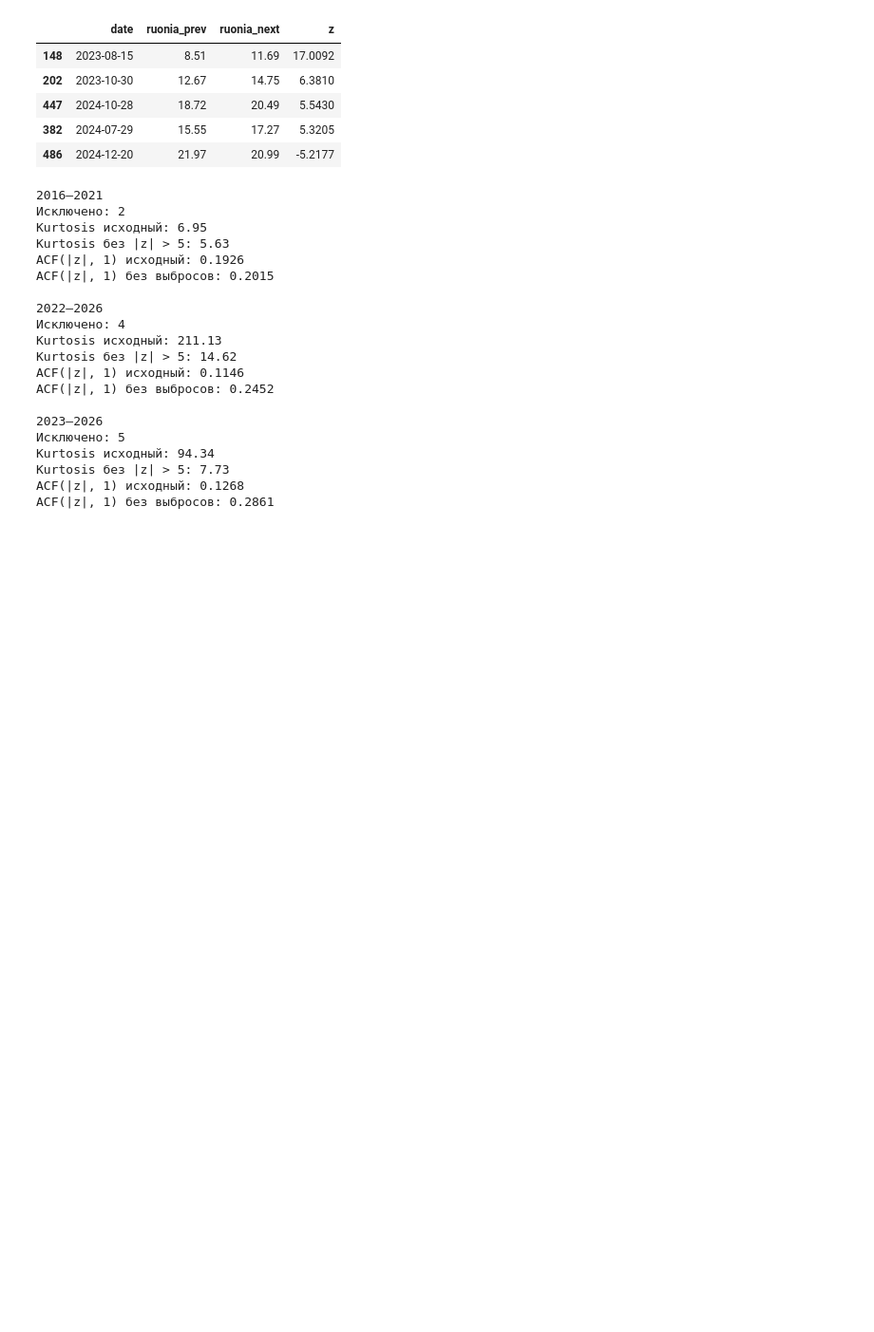
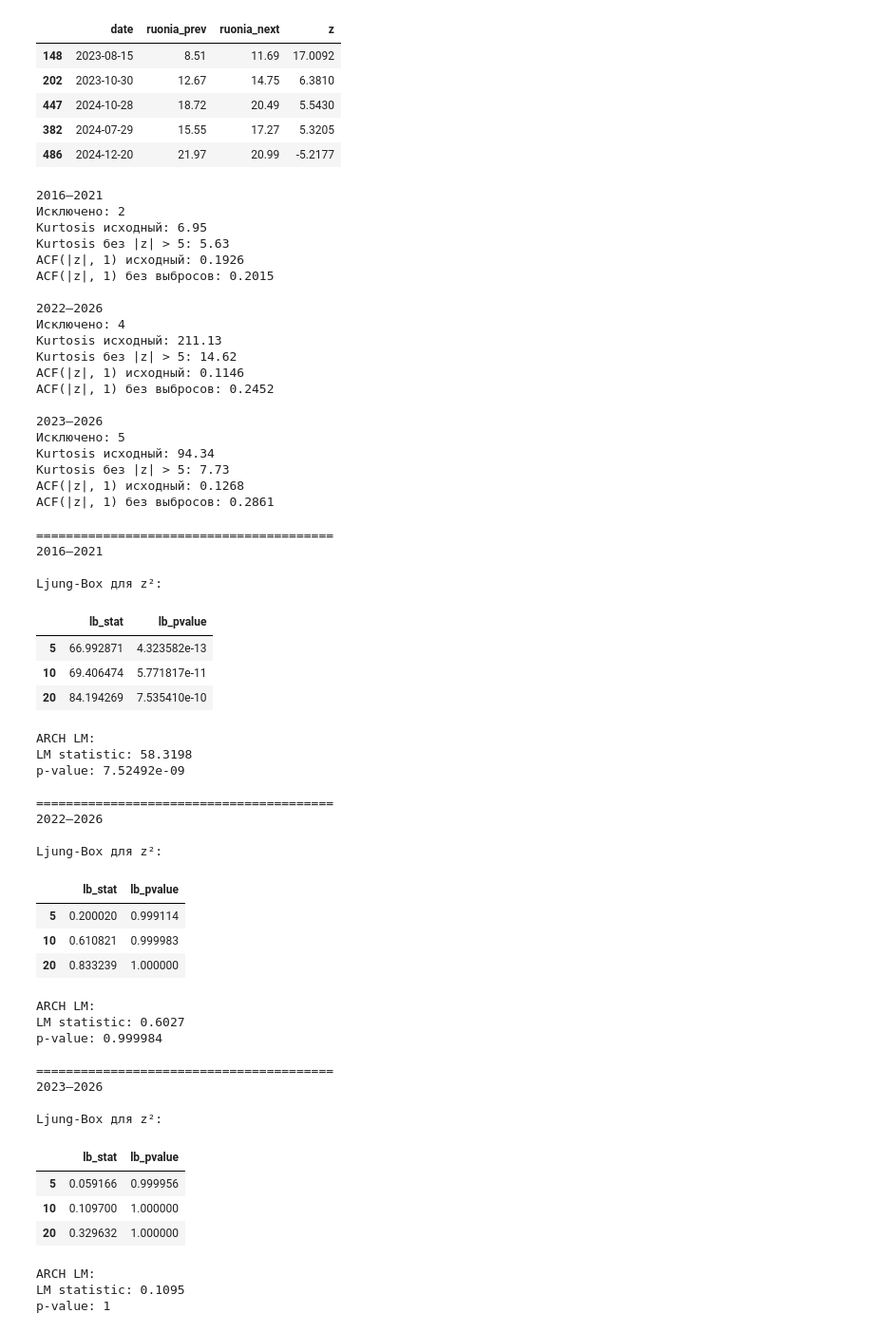
Before and after one commit to blbl-blbl/russian-interest-rate-models, a Jupyter notebook: notebooks/02_vasicek_calibration.ipynb, the cells around one changed output. Shown at 95% size. Drawn from its saved outputs; the diff is of its cells as text; code cells hidden in the pictures; blank space fills up the shorter version.

```diff
--- a/notebooks/02_vasicek_calibration.ipynb
+++ b/notebooks/02_vasicek_calibration.ipynb
@@ -931,3 +936,66 @@ Kurtosis исходный: 94.34
 Kurtosis без |z| > 5: 7.73
 ACF(|z|, 1) исходный: 0.1268
 ACF(|z|, 1) без выбросов: 0.2861
+# %%
+for name, diag in diagnostics_by_period.items():
+    z = np.asarray(diag["z"], dtype=float)
+
+    print(f"\n{'=' * 40}")
+    print(name)
+
+    # Ljung-Box на квадратах остатков
+    lb = acorr_ljungbox(
+        z**2,
+        lags=[5, 10, 20],
+        return_df=True
+    )
+
+    print("\nLjung-Box для z²:")
+    display(lb)
+
+    # ARCH LM
+    lm_stat, lm_pvalue, _, _ = het_arch(
+        z,
+        nlags=10,
+        ddof=0
+    )
+
+    print("\nARCH LM:")
+    print(f"LM statistic: {lm_stat:.4f}")
+    print(f"p-value: {lm_pvalue:.6g}")
+# %% [output]
+========================================
+2016–2021
+
+Ljung-Box для z²:
+|  | lb_stat | lb_pvalue |
+| 5 | 66.992871 | 4.323582e-13 |
+| 10 | 69.406474 | 5.771817e-11 |
+| 20 | 84.194269 | 7.535410e-10 |
+ARCH LM:
+LM statistic: 58.3198
+p-value: 7.52492e-09
+
+========================================
+2022–2026
+
+Ljung-Box для z²:
+|  | lb_stat | lb_pvalue |
+| 5 | 0.200020 | 0.999114 |
+| 10 | 0.610821 | 0.999983 |
+| 20 | 0.833239 | 1.000000 |
+ARCH LM:
+LM statistic: 0.6027
+p-value: 0.999984
+
+========================================
+2023–2026
+
+Ljung-Box для z²:
+|  | lb_stat | lb_pvalue |
+| 5 | 0.059166 | 0.999956 |
+| 10 | 0.109700 | 1.000000 |
+| 20 | 0.329632 | 1.000000 |
+ARCH LM:
+LM statistic: 0.1095
+p-value: 1
```
Also changed, not shown: parts of 1 cell of this notebook.
